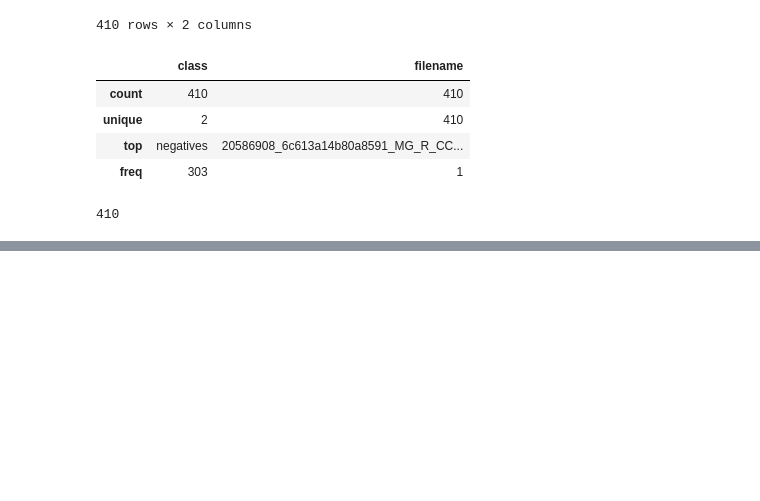
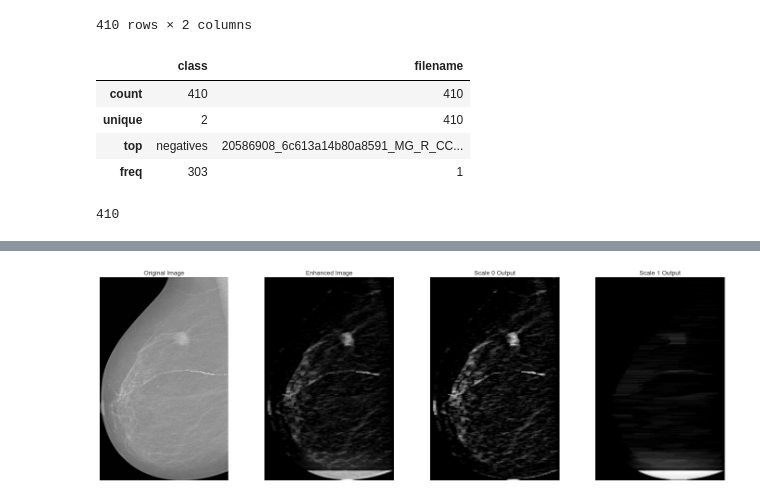
Before and after one commit to abdalrhmanu/breast-mass-detection-and-segmentation-using-multi-scale-morphological-sifting-and-kmeans-clustering, a Jupyter notebook: notebooks/EDA_Imran.ipynb, the cells around one changed output, grey strips where cells are left out. Saved outputs shown, nothing was run; the diff lists cells and outputs as text; code cells hidden in the pictures; blank space fills up the shorter version.

```diff
--- a/notebooks/EDA_Imran.ipynb
+++ b/notebooks/EDA_Imran.ipynb
@@ -223,0 +136,9 @@ AttributeError: module 'logger' has no attribute 'info'
+# %%
+# Implementing multi-scale-morphological sifting (MMS) on the pre-processed image
+#image_input_name = '20587612_f4b2d377f43ba0bd_MG_R_CC_ANON.tif'
+image_input_name = "20587664_f4b2d377f43ba0bd_MG_R_ML_ANON.tif"
+#image_input_name = '20586960_6c613a14b80a8591_MG_R_ML_ANON.tif'
+
+input_image, normalized_image, enhanced_images, LSE_magnitudes = mms.fit(image_input_name, plot=True, test_on_overlay=False)
+# %% [output]
+[figure, added]
```
Also changed, not shown: parts of 18 cells of this notebook, 3 other files.
